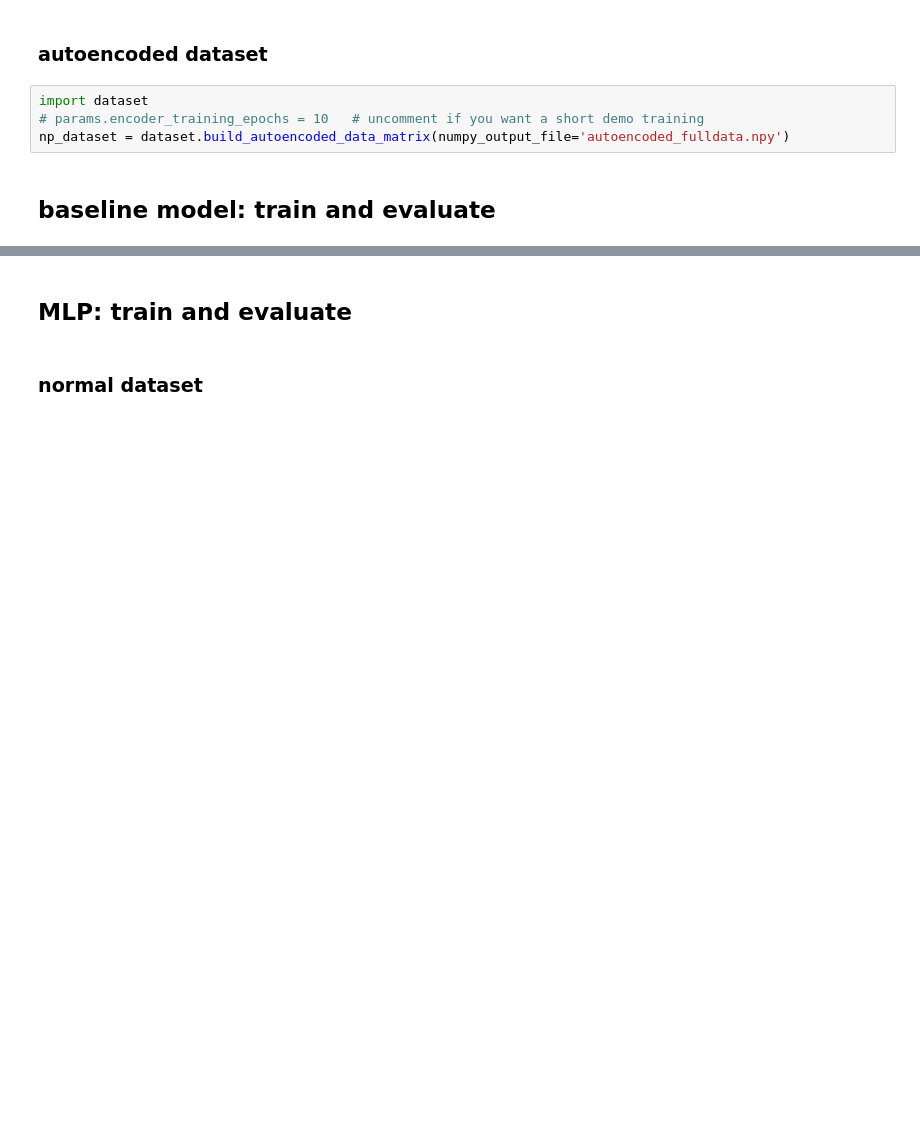
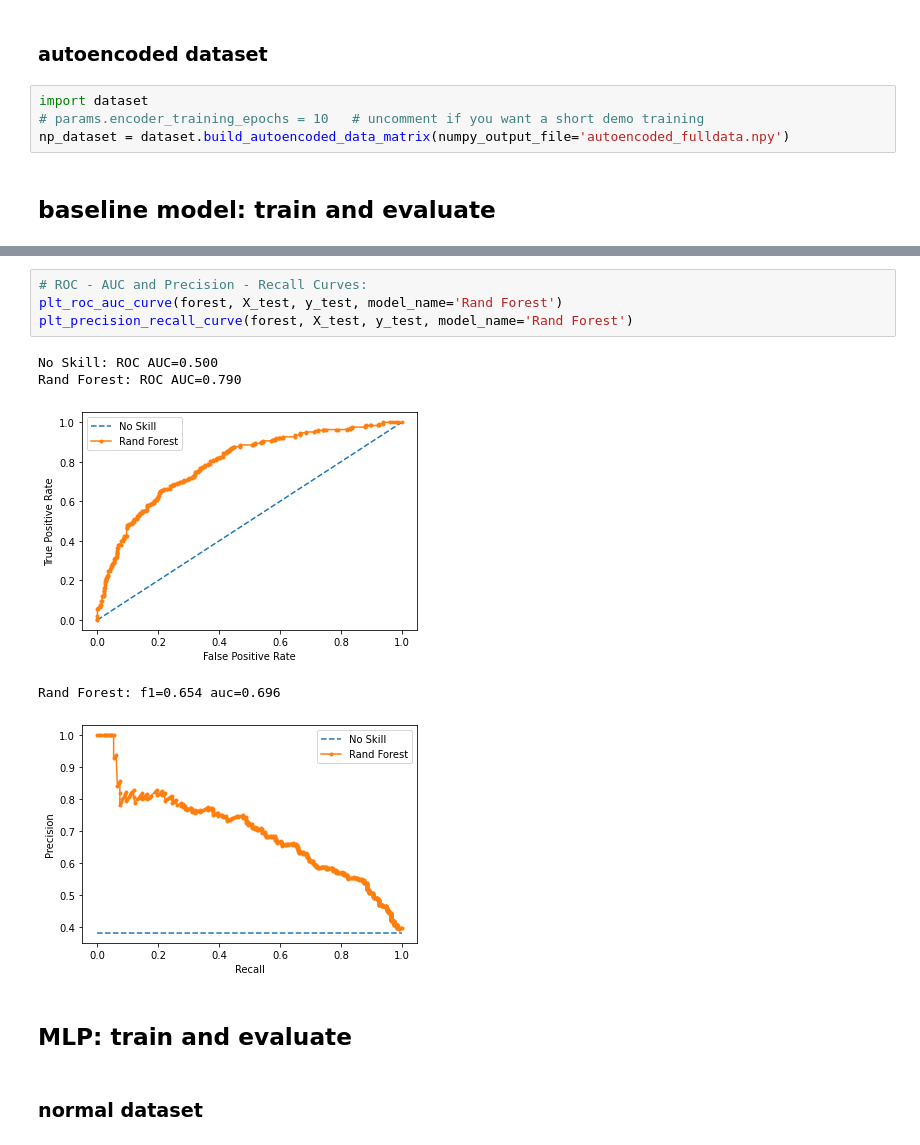
Before and after one commit to The-Electric-Moccasins/resistance-prediction, a Jupyter notebook: main.ipynb, the cells around one changed output, grey strips where cells are left out. Cells and saved outputs as stored; diff of their text form; blank space fills up the shorter version.

```diff
--- a/main.ipynb
+++ b/main.ipynb
@@ -24,3 +80,13 @@ np_dataset = dataset.build_autoencoded_data_matrix(numpy_output_file='autoencode
+# %%
+# ROC - AUC and Precision - Recall Curves:
+plt_roc_auc_curve(forest, X_test, y_test, model_name='Rand Forest')
+plt_precision_recall_curve(forest, X_test, y_test, model_name='Rand Forest')
+# %% [output]
+No Skill: ROC AUC=0.500
+Rand Forest: ROC AUC=0.790
+[figure, added]
+Rand Forest: f1=0.654 auc=0.696
+[figure, added]
 # %% [markdown]
 ## MLP: train and evaluate
 # %% [markdown]
```
Also changed, not shown: parts of 11 cells of this notebook, 1 other file.
